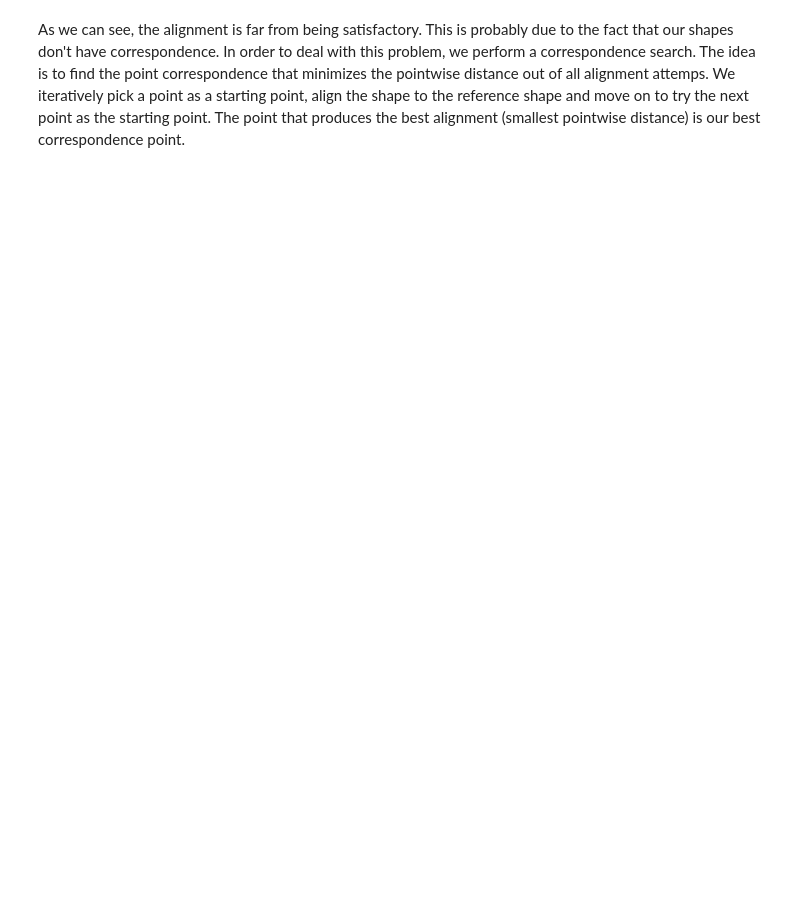
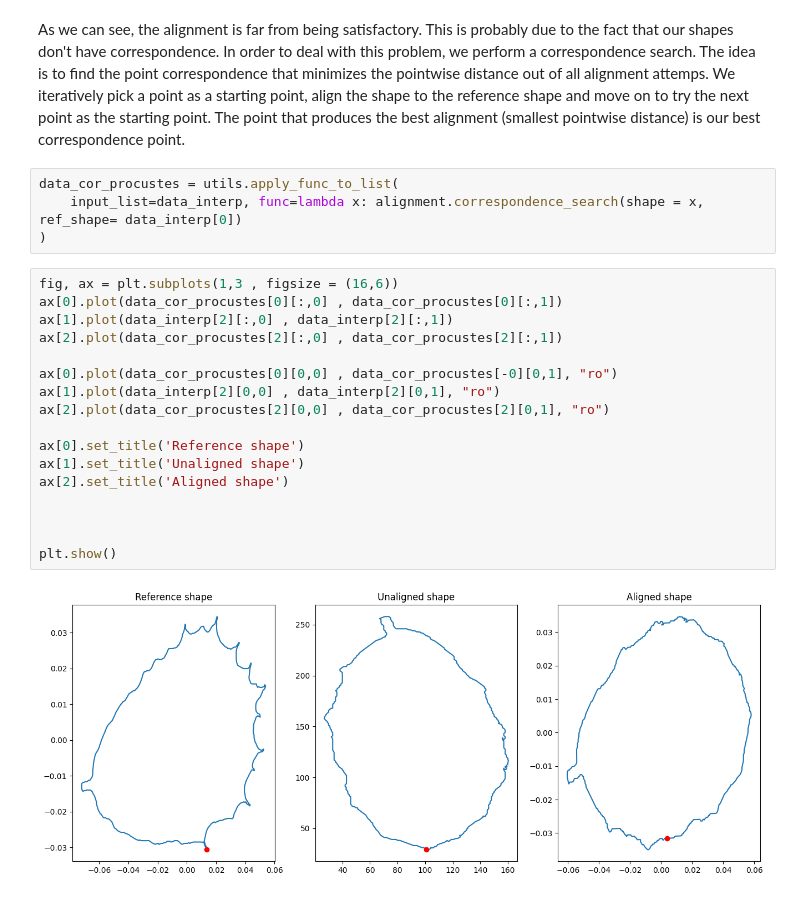
Before and after one commit to Orri11/ZIB, a Jupyter notebook: generic_shape_analysis/leaf_example.ipynb, the cells around one changed output. Cells and saved outputs as stored; diff of their text form; blank space fills up the shorter version.

Commit message:
added correspondence search and GPA

```diff
--- a/generic_shape_analysis/leaf_example.ipynb
+++ b/generic_shape_analysis/leaf_example.ipynb
@@ -83,2 +82,25 @@ plt.show()
 # %% [markdown]
 As we can see, the alignment is far from being satisfactory. This is probably due to the fact that our shapes don't have correspondence. In order to deal with this problem, we  perform a correspondence search. The idea is to find the point correspondence that minimizes the pointwise distance out of all alignment attemps. We iteratively pick a point as a starting point, align the shape to the reference shape and move on to try the next point as the starting point. The point that produces the best alignment (smallest pointwise distance) is our best correspondence point.
+# %%
+data_cor_procustes = utils.apply_func_to_list(
+    input_list=data_interp, func=lambda x: alignment.correspondence_search(shape = x, ref_shape= data_interp[0])
+)
+# %%
+fig, ax = plt.subplots(1,3 , figsize = (16,6))
+ax[0].plot(data_cor_procustes[0][:,0] , data_cor_procustes[0][:,1])
+ax[1].plot(data_interp[2][:,0] , data_interp[2][:,1])
+ax[2].plot(data_cor_procustes[2][:,0] , data_cor_procustes[2][:,1])
+
+ax[0].plot(data_cor_procustes[0][0,0] , data_cor_procustes[-0][0,1], "ro")
+ax[1].plot(data_interp[2][0,0] , data_interp[2][0,1], "ro")
+ax[2].plot(data_cor_procustes[2][0,0] , data_cor_procustes[2][0,1], "ro")
+
+ax[0].set_title('Reference shape')
+ax[1].set_title('Unaligned shape')
+ax[2].set_title('Aligned shape')
+
+
+
+plt.show()
+# %% [output]
+[figure, added]
```
Also changed, not shown: parts of 8 cells of this notebook, 1 other file.
